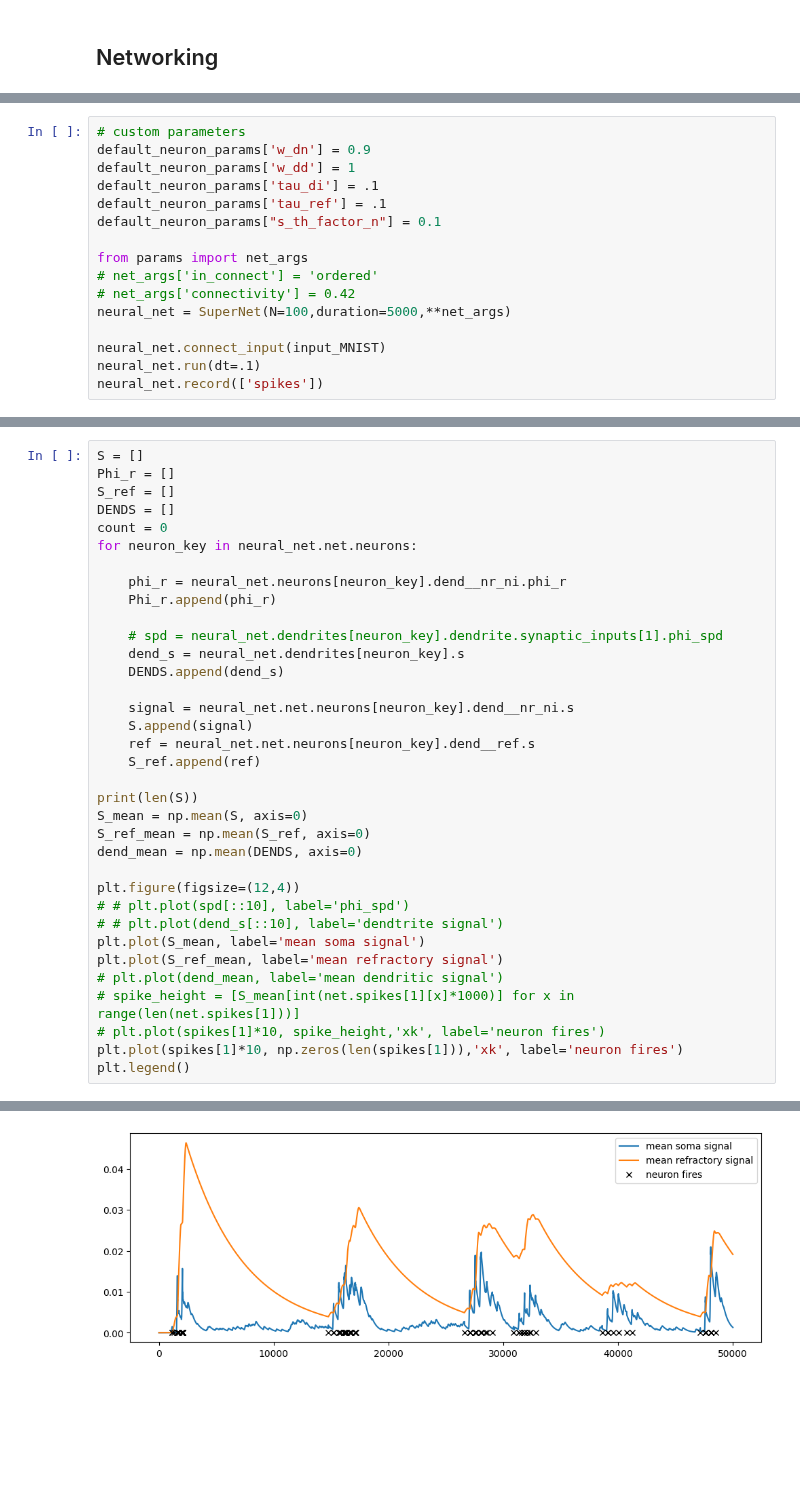
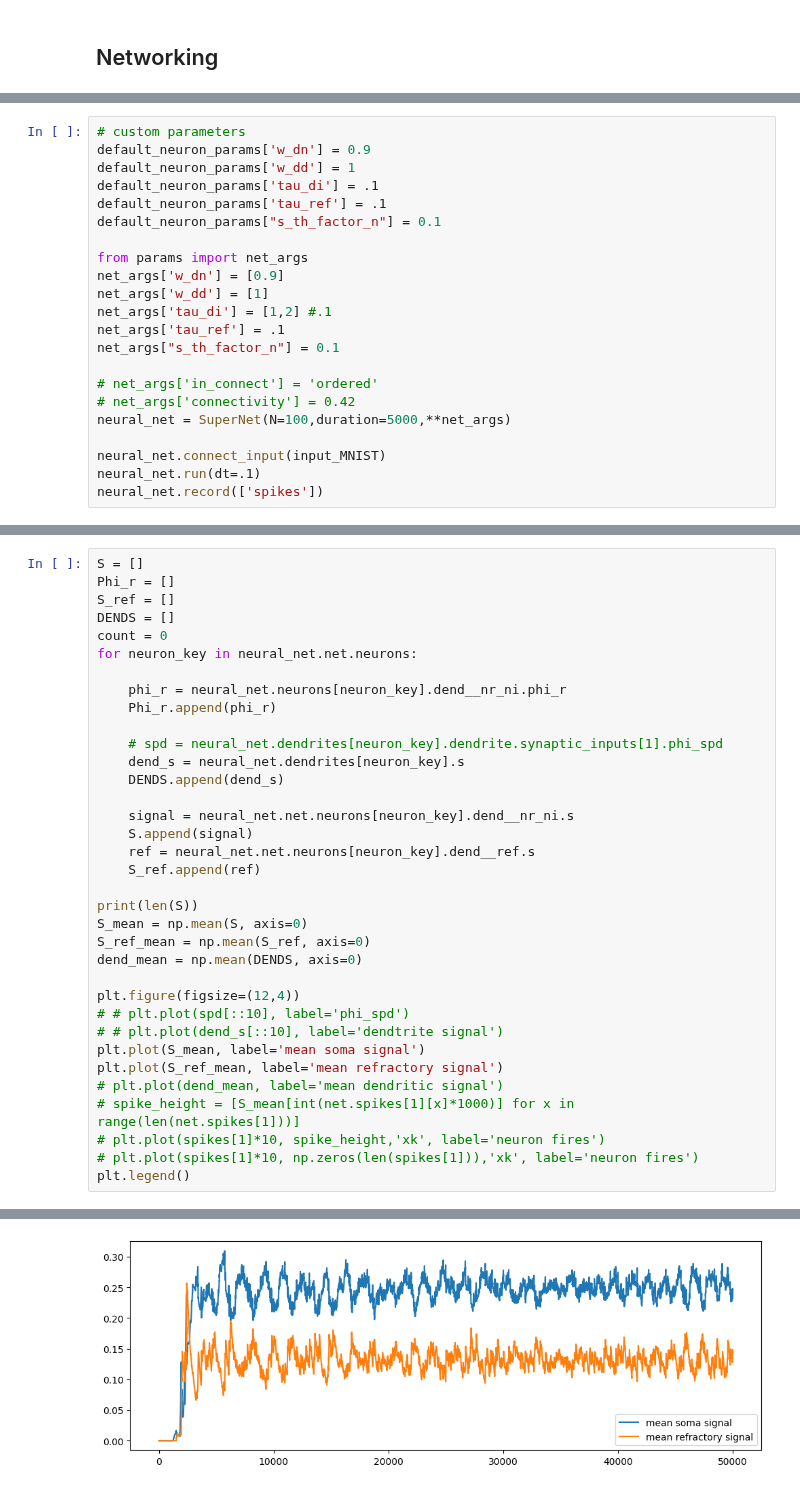
Before and after one commit to ryangitsit/sim_soens, a Jupyter notebook: soen_tutorial.ipynb, the cells around one changed output, grey strips where cells are left out. Drawn from its saved outputs; the diff is of its cells as text; blank space fills up the shorter version.

```diff
--- a/soen_tutorial.ipynb
+++ b/soen_tutorial.ipynb
@@ -375,6 +376,12 @@ default_neuron_params['tau_ref'] = .1
 default_neuron_params["s_th_factor_n"] = 0.1
 
 from params import net_args
+net_args['w_dn'] = [0.9]
+net_args['w_dd'] = [1]
+net_args['tau_di'] = [1,2] #.1
+net_args['tau_ref'] = .1
+net_args["s_th_factor_n"] = 0.1
+
 # net_args['in_connect'] = 'ordered'
 # net_args['connectivity'] = 0.42
 neural_net = SuperNet(N=100,duration=5000,**net_args)
@@ -401,32 +415,32 @@ for neuron_key in neural_net.net.neurons:
 
     phi_r = neural_net.neurons[neuron_key].dend__nr_ni.phi_r
     Phi_r.append(phi_r)
 
     # spd = neural_net.dendrites[neuron_key].dendrite.synaptic_inputs[1].phi_spd
     dend_s = neural_net.dendrites[neuron_key].s
     DENDS.append(dend_s)
 
     signal = neural_net.net.neurons[neuron_key].dend__nr_ni.s
     S.append(signal)
     ref = neural_net.net.neurons[neuron_key].dend__ref.s
     S_ref.append(ref)
 
 print(len(S))
 S_mean = np.mean(S, axis=0)
 S_ref_mean = np.mean(S_ref, axis=0)
 dend_mean = np.mean(DENDS, axis=0)
 
 plt.figure(figsize=(12,4))
 # # plt.plot(spd[::10], label='phi_spd')
 # # plt.plot(dend_s[::10], label='dendtrite signal')
 plt.plot(S_mean, label='mean soma signal')
 plt.plot(S_ref_mean, label='mean refractory signal')
 # plt.plot(dend_mean, label='mean dendritic signal')
 # spike_height = [S_mean[int(net.spikes[1][x]*1000)] for x in range(len(net.spikes[1]))]
 # plt.plot(spikes[1]*10, spike_height,'xk', label='neuron fires')
-plt.plot(spikes[1]*10, np.zeros(len(spikes[1])),'xk', label='neuron fires')
+# plt.plot(spikes[1]*10, np.zeros(len(spikes[1])),'xk', label='neuron fires')
 plt.legend()
 # %% [output]
 100
 <matplotlib.legend.Legend at 0x...>
-[figure, old version]
+[figure, new version]
```
Also changed, not shown: parts of 14 cells of this notebook.
